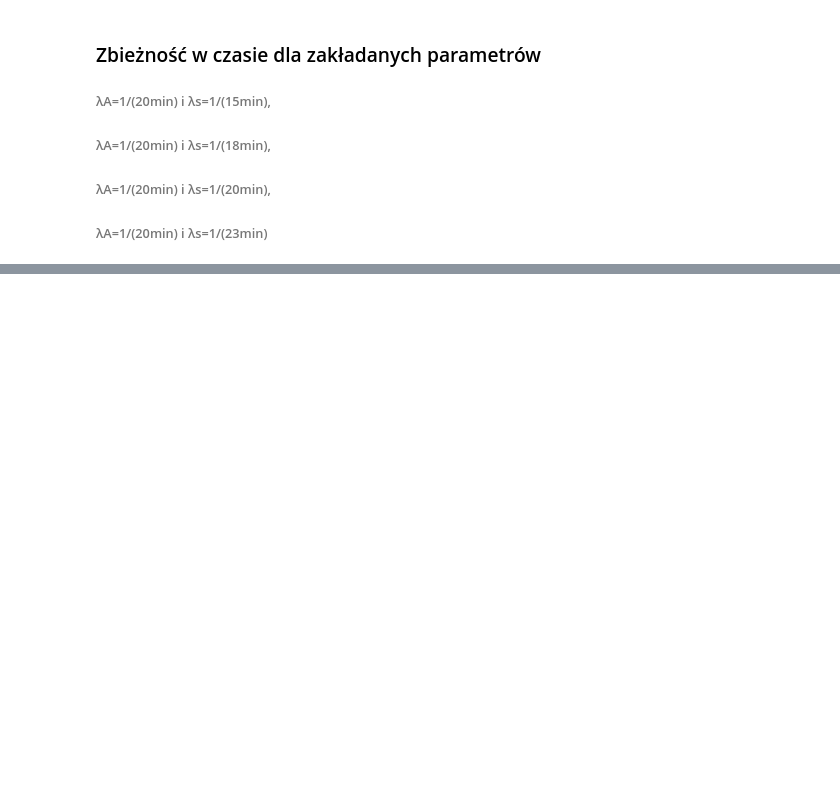
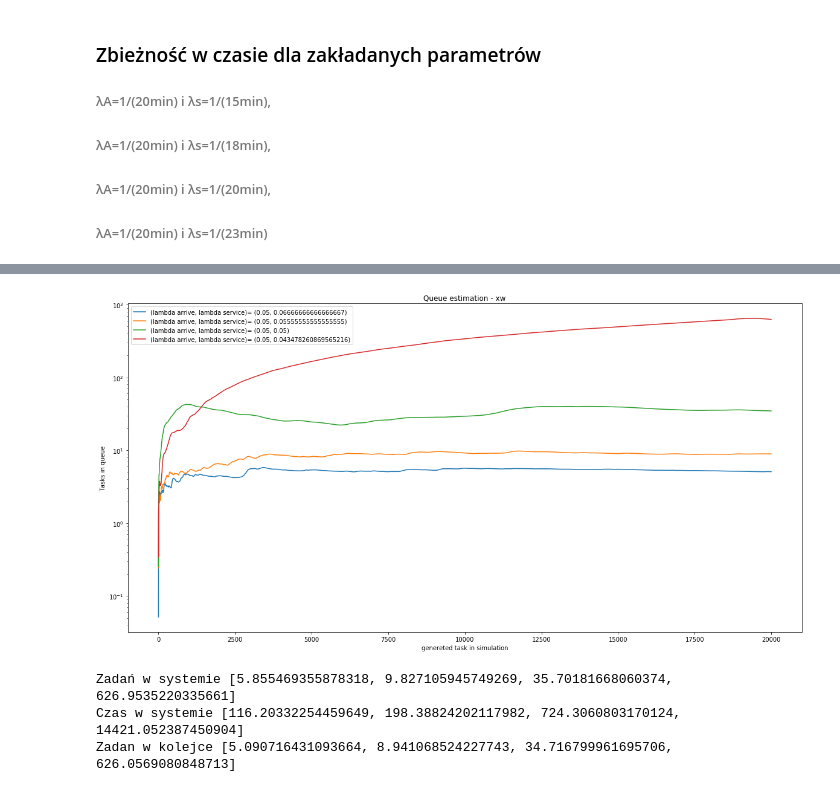
Before and after one commit to kfarbaniec/metody_statystyczne, a Jupyter notebook: notebooks/set3.ipynb, the cells around one changed output, grey strips where cells are left out. Saved outputs shown, nothing was run; the diff lists cells and outputs as text; code cells hidden in the pictures; blank space fills up the shorter version.

```diff
--- a/notebooks/set3.ipynb
+++ b/notebooks/set3.ipynb
@@ -122,10 +128,25 @@ plt.show()
 # %%
 legend = []
 plt.figure(figsize=(20,10))
 for idx, xw in enumerate(xww):
     plt.plot(range(len(xw)), xw)
     legend.append("(lambda arrive, lambda service)= "+str(lmbdas[idx]))
+plt.semilogy()
 plt.title("Queue estimation - xw")
 plt.xlabel("genereted task in simulation")
 plt.ylabel("Tasks in queue")
+plt.legend(legend)
 plt.show()
+# %% [output]
+[figure, added]
+# %%
+est_x = [xx[0][-1], xx[1][-1], xx[2][-1], xx[3][-1]]
+est_R = [RR[0][-1], RR[1][-1], RR[2][-1], RR[3][-1]]
+est_xw = [xww[0][-1], xww[1][-1], xww[2][-1], xww[3][-1]]
+print("Zadań w systemie {}".format( est_x))
+print("Czas w systemie {}".format( est_R))
+print("Zadan w kolejce {}".format( est_xw))
+# %% [output]
+Zadań w systemie [5.855469355878318, 9.827105945749269, 35.70181668060374, 626.9535220335661]
+Czas w systemie [116.20332254459649, 198.38824202117982, 724.3060803170124, 14421.052387450904]
+Zadan w kolejce [5.090716431093664, 8.941068524227743, 34.716799961695706, 626.0569080848713]
```
Also changed, not shown: parts of 2 cells of this notebook.
